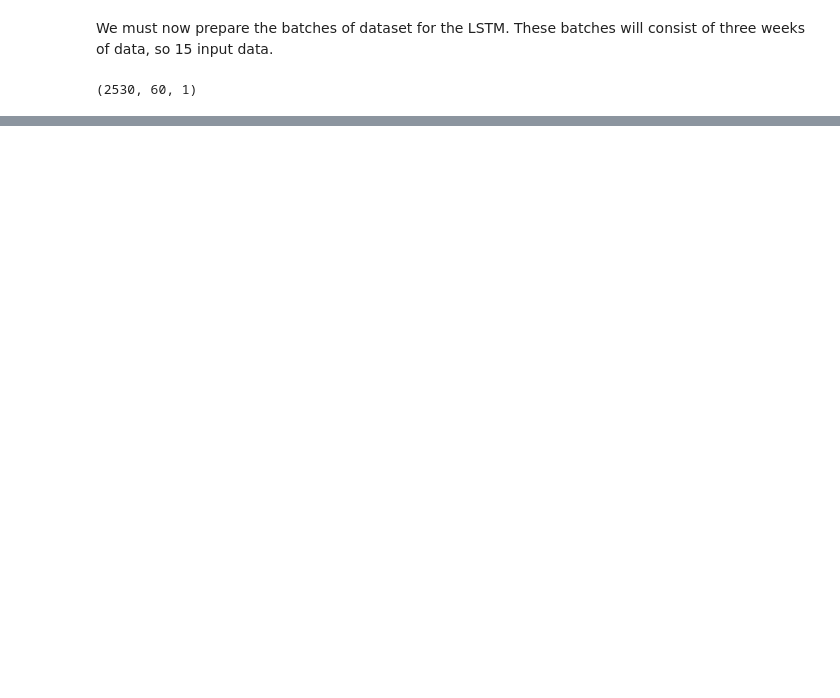
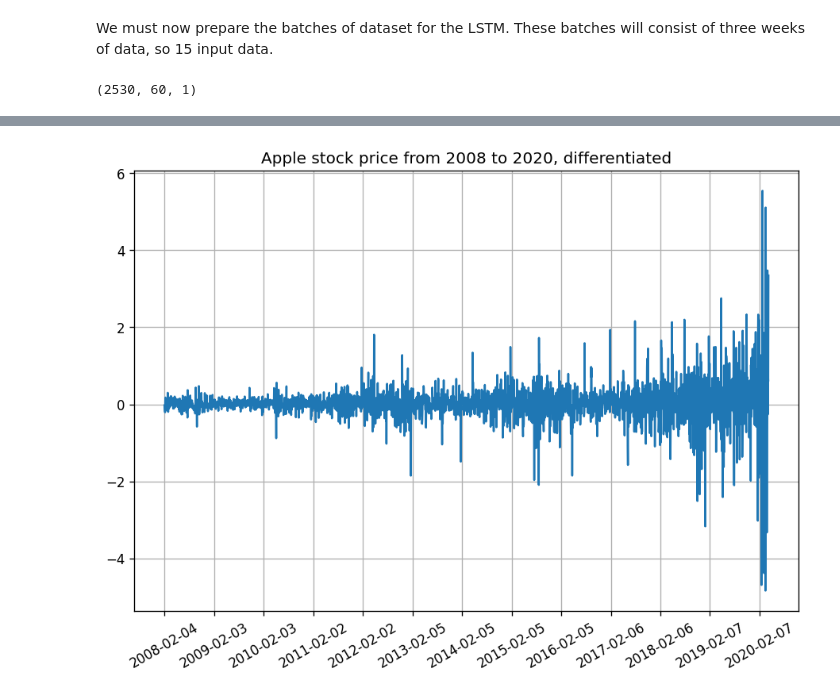
Before and after one commit to killianvervelle/Financial-Forecasting-with-Timeseries, a Jupyter notebook: LSTM.ipynb, the cells around one changed output, grey strips where cells are left out. Cells and saved outputs as stored; diff of their text form; code cells hidden in the pictures; blank space fills up the shorter version.

```diff
--- a/LSTM.ipynb
+++ b/LSTM.ipynb
@@ -262,0 +288,9 @@ plt.show()
+# %%
+plt.figure(figsize=(9, 6))
+plt.title('Apple stock price from 2008 to 2020, differentiated')
+plt.grid(True)
+plt.xticks(np.arange(0, len(mid_prices_diff), step=252), rotation=30)
+plt.plot(mid_prices_diff)
+plt.show()
+# %% [output]
+[figure, added]
```
Also changed, not shown: parts of 10 cells of this notebook, 1 other file.
